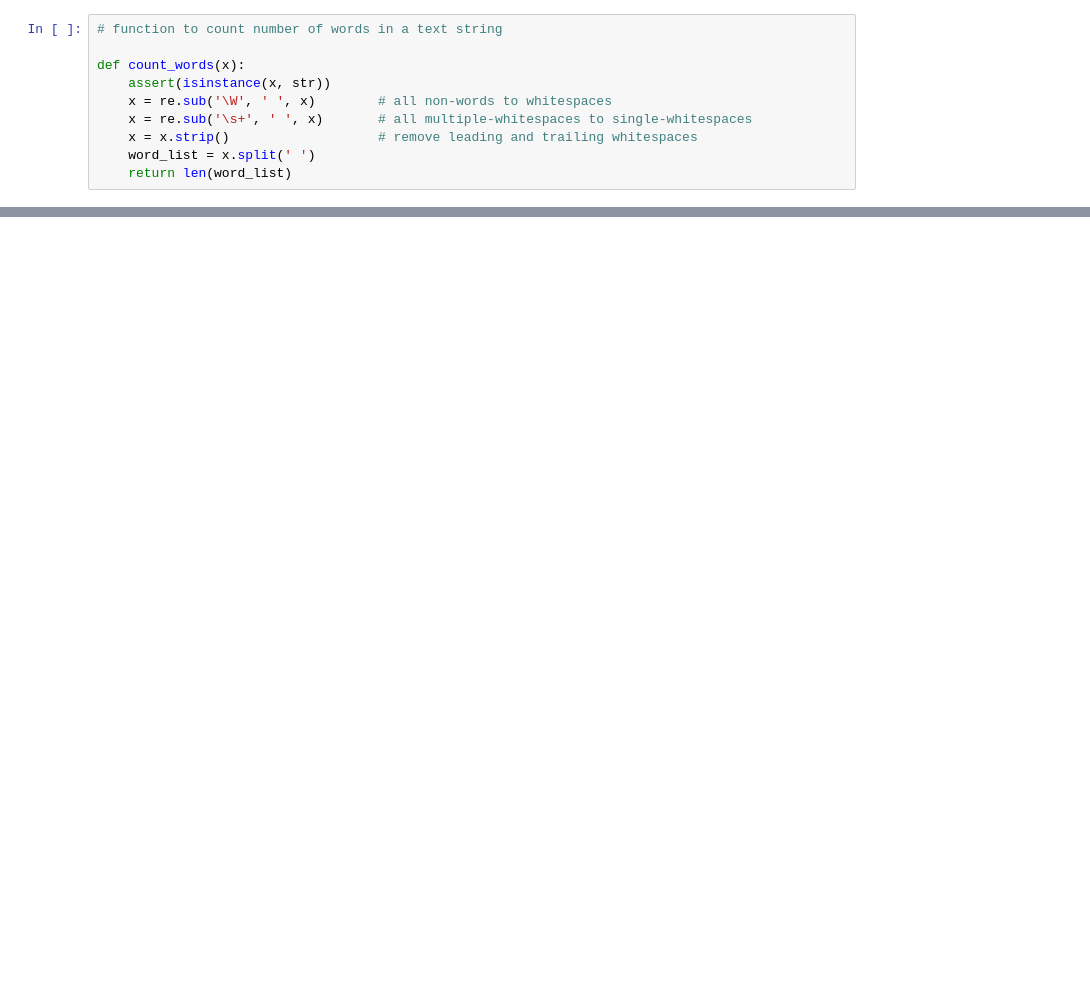
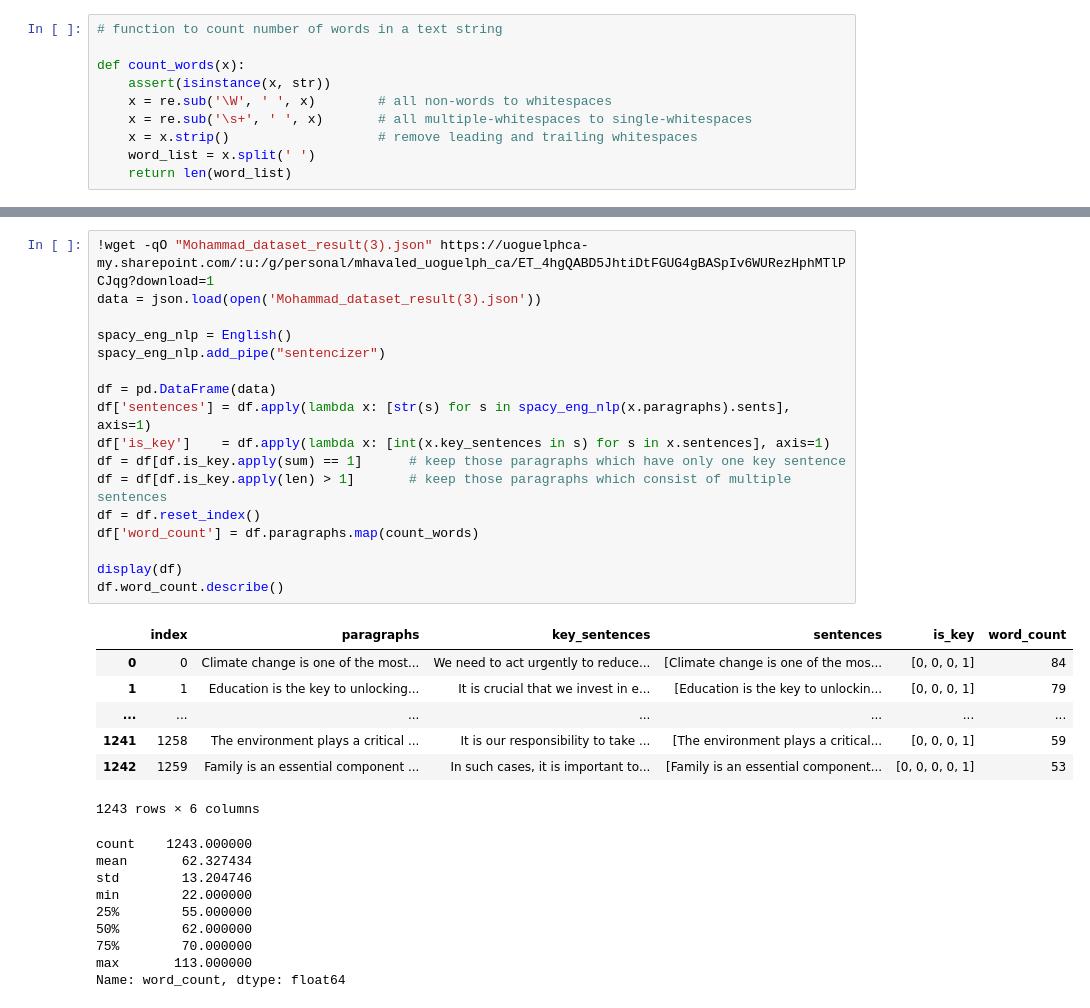
Before and after one commit to cfong32/key-sentence-extraction, a Jupyter notebook: exp20_datasets_word_counts.ipynb, the cells around one changed output, grey strips where cells are left out. Saved outputs shown, nothing was run; the diff lists cells and outputs as text; blank space fills up the shorter version.

```diff
--- a/exp20_datasets_word_counts.ipynb
+++ b/exp20_datasets_word_counts.ipynb
@@ -58,0 +131,34 @@ Name: word_count, dtype: float64
+# %%
+!wget -qO "Mohammad_dataset_result(3).json" https://uoguelphca-my.sharepoint.com/:u:/g/personal/mhavaled_uoguelph_ca/ET_4hgQABD5JhtiDtFGUG4gBASpIv6WURezHphMTlPCJqg?download=1
+data = json.load(open('Mohammad_dataset_result(3).json'))
+
+spacy_eng_nlp = English()
+spacy_eng_nlp.add_pipe("sentencizer")
+
+df = pd.DataFrame(data)
+df['sentences'] = df.apply(lambda x: [str(s) for s in spacy_eng_nlp(x.paragraphs).sents], axis=1)
+df['is_key']    = df.apply(lambda x: [int(x.key_sentences in s) for s in x.sentences], axis=1)
+df = df[df.is_key.apply(sum) == 1]      # keep those paragraphs which have only one key sentence
+df = df[df.is_key.apply(len) > 1]       # keep those paragraphs which consist of multiple sentences
+df = df.reset_index()
+df['word_count'] = df.paragraphs.map(count_words)
+
+display(df)
+df.word_count.describe()
+# %% [output]
+|  | index | paragraphs | key_sentences | sentences | is_key | word_count |
+| 0 | 0 | Climate change is one of the most... | We need to act urgently to reduce... | [Climate change is one of the mos... | [0, 0, 0, 1] | 84 |
+| 1 | 1 | Education is the key to unlocking... | It is crucial that we invest in e... | [Education is the key to unlockin... | [0, 0, 0, 1] | 79 |
+| ... | ... | ... | ... | ... | ... | ... |
+| 1241 | 1258 | The environment plays a critical ... | It is our responsibility to take ... | [The environment plays a critical... | [0, 0, 0, 1] | 59 |
+| 1242 | 1259 | Family is an essential component ... | In such cases, it is important to... | [Family is an essential component... | [0, 0, 0, 0, 1] | 53 |
+1243 rows × 6 columns
+count    1243.000000
+mean       62.327434
+std        13.204746
+min        22.000000
+25%        55.000000
+50%        62.000000
+75%        70.000000
+max       113.000000
+Name: word_count, dtype: float64
```
Also changed, not shown: parts of 7 cells of this notebook.
